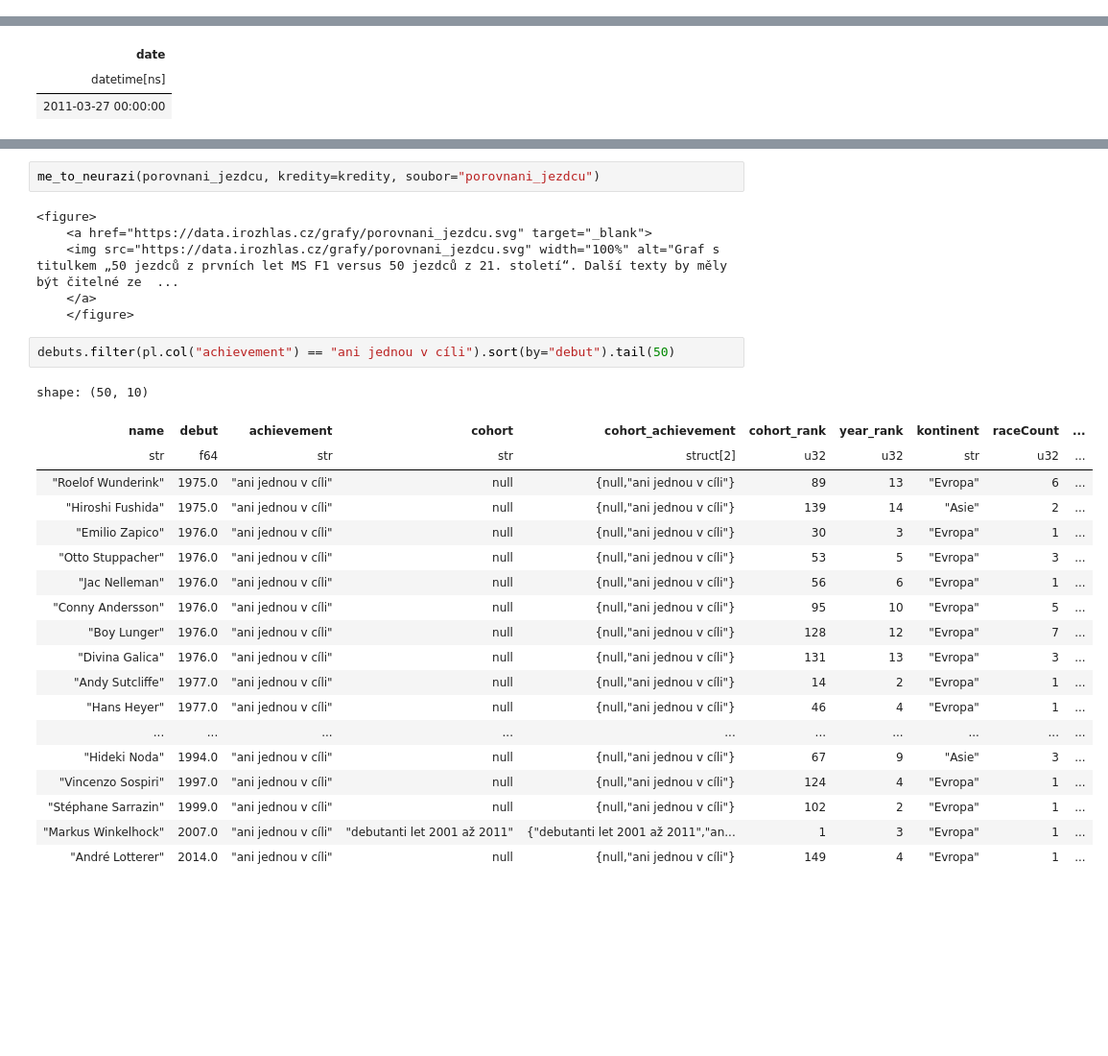
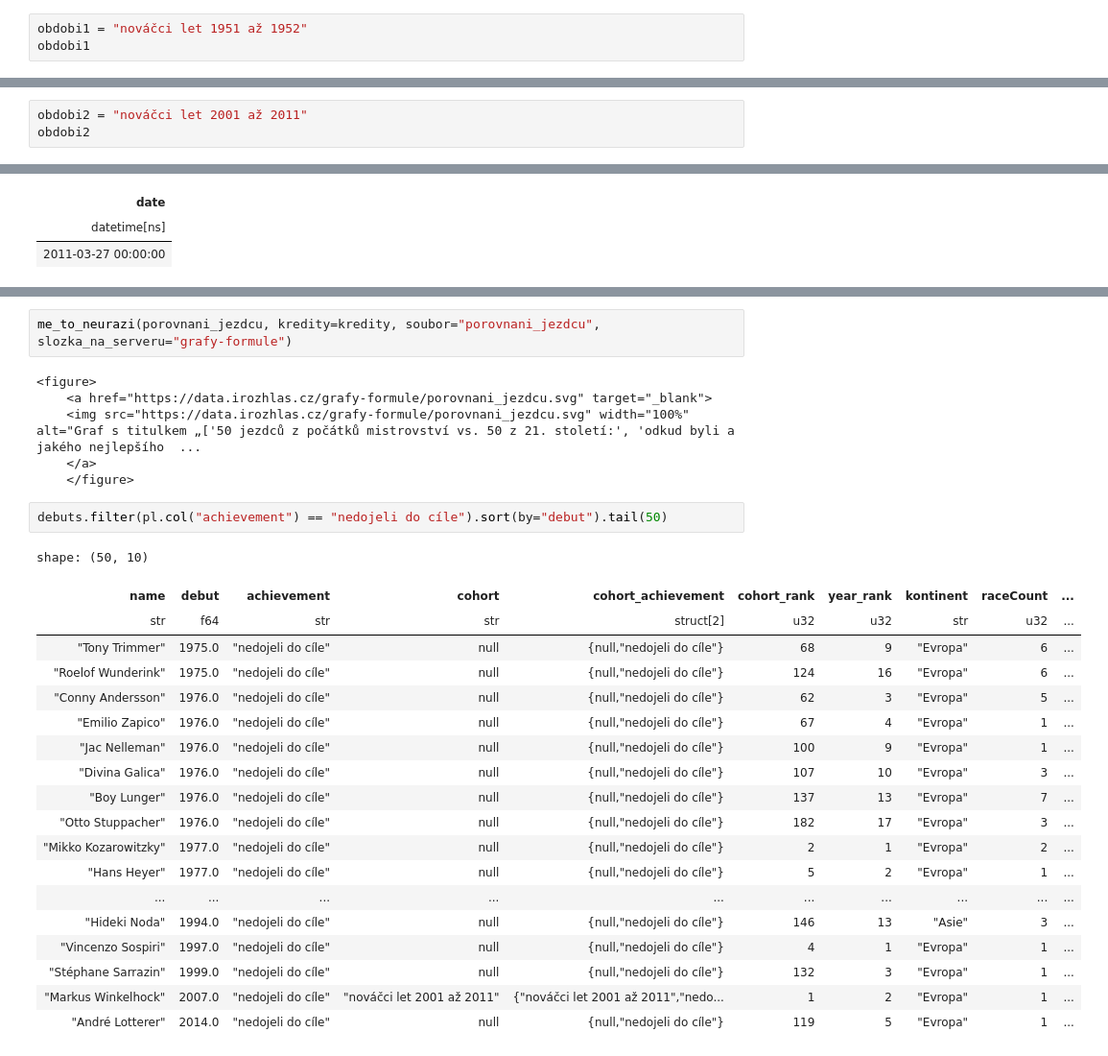
Before and after one commit to michalkasparek/f1-stats, a Jupyter notebook: 115_75_years.ipynb, the cells around one changed output, grey strips where cells are left out. Shown at 96% size. Drawn from its saved outputs; the diff is of its cells as text; blank space fills up the shorter version.

```diff
--- a/115_75_years.ipynb
+++ b/115_75_years.ipynb
@@ -1061,0 +1087,3 @@ continents = df.group_by("name").agg(pl.col("nationality").first()).with_columns
+# %%
+obdobi1 = "nováčci let 1951 až 1952"
+obdobi1
@@ -1061,0 +1108,3 @@ continents = df.group_by("name").agg(pl.col("nationality").first()).with_columns
+# %%
+obdobi2 = "nováčci let 2001 až 2011"
+obdobi2
@@ -1452,32 +1402,32 @@ porovnani_jezdcu
 # %% [output]
 [interactive output not drawn]
 # %%
-me_to_neurazi(porovnani_jezdcu, kredity=kredity, soubor="porovnani_jezdcu")
+me_to_neurazi(porovnani_jezdcu, kredity=kredity, soubor="porovnani_jezdcu", slozka_na_serveru="grafy-formule")
 # %% [output]
 <figure>
-    <a href="https://data.irozhlas.cz/grafy/porovnani_jezdcu.svg" target="_blank">
-    <img src="https://data.irozhlas.cz/grafy/porovnani_jezdcu.svg" width="100%" alt="Graf s titulkem „50 jezdců z prvních let MS F1 versus 50 jezdců z 21. století“. Další texty by měly být čitelné ze  ...
+    <a href="https://data.irozhlas.cz/grafy-formule/porovnani_jezdcu.svg" target="_blank">
+    <img src="https://data.irozhlas.cz/grafy-formule/porovnani_jezdcu.svg" width="100%" alt="Graf s titulkem „['50 jezdců z počátků mistrovství vs. 50 z 21. století:', 'odkud byli a jakého nejlepšího  ...
     </a>
     </figure>
 # %%
-debuts.filter(pl.col("achievement") == "ani jednou v cíli").sort(by="debut").tail(50)
+debuts.filter(pl.col("achievement") == "nedojeli do cíle").sort(by="debut").tail(50)
 # %% [output]
 shape: (50, 10)
 | name | debut | achievement | cohort | cohort_achievement | cohort_rank | year_rank | kontinent | raceCount | ... |
 | str | f64 | str | str | struct[2] | u32 | u32 | str | u32 | ... |
-| "Roelof Wunderink" | 1975.0 | "ani jednou v cíli" | null | {null,"ani jednou v cíli"} | 89 | 13 | "Evropa" | 6 | ... |
-| "Hiroshi Fushida" | 1975.0 | "ani jednou v cíli" | null | {null,"ani jednou v cíli"} | 139 | 14 | "Asie" | 2 | ... |
-| "Emilio Zapico" | 1976.0 | "ani jednou v cíli" | null | {null,"ani jednou v cíli"} | 30 | 3 | "Evropa" | 1 | ... |
-| "Otto Stuppacher" | 1976.0 | "ani jednou v cíli" | null | {null,"ani jednou v cíli"} | 53 | 5 | "Evropa" | 3 | ... |
-| "Jac Nelleman" | 1976.0 | "ani jednou v cíli" | null | {null,"ani jednou v cíli"} | 56 | 6 | "Evropa" | 1 | ... |
-| "Conny Andersson" | 1976.0 | "ani jednou v cíli" | null | {null,"ani jednou v cíli"} | 95 | 10 | "Evropa" | 5 | ... |
-| "Boy Lunger" | 1976.0 | "ani jednou v cíli" | null | {null,"ani jednou v cíli"} | 128 | 12 | "Evropa" | 7 | ... |
-| "Divina Galica" | 1976.0 | "ani jednou v cíli" | null | {null,"ani jednou v cíli"} | 131 | 13 | "Evropa" | 3 | ... |
-| "Andy Sutcliffe" | 1977.0 | "ani jednou v cíli" | null | {null,"ani jednou v cíli"} | 14 | 2 | "Evropa" | 1 | ... |
-| "Hans Heyer" | 1977.0 | "ani jednou v cíli" | null | {null,"ani jednou v cíli"} | 46 | 4 | "Evropa" | 1 | ... |
+| "Tony Trimmer" | 1975.0 | "nedojeli do cíle" | null | {null,"nedojeli do cíle"} | 68 | 9 | "Evropa" | 6 | ... |
+| "Roelof Wunderink" | 1975.0 | "nedojeli do cíle" | null | {null,"nedojeli do cíle"} | 124 | 16 | "Evropa" | 6 | ... |
+| "Conny Andersson" | 1976.0 | "nedojeli do cíle" | null | {null,"nedojeli do cíle"} | 62 | 3 | "Evropa" | 5 | ... |
+| "Emilio Zapico" | 1976.0 | "nedojeli do cíle" | null | {null,"nedojeli do cíle"} | 67 | 4 | "Evropa" | 1 | ... |
+| "Jac Nelleman" | 1976.0 | "nedojeli do cíle" | null | {null,"nedojeli do cíle"} | 100 | 9 | "Evropa" | 1 | ... |
+| "Divina Galica" | 1976.0 | "nedojeli do cíle" | null | {null,"nedojeli do cíle"} | 107 | 10 | "Evropa" | 3 | ... |
+| "Boy Lunger" | 1976.0 | "nedojeli do cíle" | null | {null,"nedojeli do cíle"} | 137 | 13 | "Evropa" | 7 | ... |
+| "Otto Stuppacher" | 1976.0 | "nedojeli do cíle" | null | {null,"nedojeli do cíle"} | 182 | 17 | "Evropa" | 3 | ... |
+| "Mikko Kozarowitzky" | 1977.0 | "nedojeli do cíle" | null | {null,"nedojeli do cíle"} | 2 | 1 | "Evropa" | 2 | ... |
+| "Hans Heyer" | 1977.0 | "nedojeli do cíle" | null | {null,"nedojeli do cíle"} | 5 | 2 | "Evropa" | 1 | ... |
 | ... | ... | ... | ... | ... | ... | ... | ... | ... | ... |
-| "Hideki Noda" | 1994.0 | "ani jednou v cíli" | null | {null,"ani jednou v cíli"} | 67 | 9 | "Asie" | 3 | ... |
-| "Vincenzo Sospiri" | 1997.0 | "ani jednou v cíli" | null | {null,"ani jednou v cíli"} | 124 | 4 | "Evropa" | 1 | ... |
-| "Stéphane Sarrazin" | 1999.0 | "ani jednou v cíli" | null | {null,"ani jednou v cíli"} | 102 | 2 | "Evropa" | 1 | ... |
-| "Markus Winkelhock" | 2007.0 | "ani jednou v cíli" | "debutanti let 2001 až 2011" | {"debutanti let 2001 až 2011","an... | 1 | 3 | "Evropa" | 1 | ... |
-| "André Lotterer" | 2014.0 | "ani jednou v cíli" | null | {null,"ani jednou v cíli"} | 149 | 4 | "Evropa" | 1 | ... |
+| "Hideki Noda" | 1994.0 | "nedojeli do cíle" | null | {null,"nedojeli do cíle"} | 146 | 13 | "Asie" | 3 | ... |
+| "Vincenzo Sospiri" | 1997.0 | "nedojeli do cíle" | null | {null,"nedojeli do cíle"} | 4 | 1 | "Evropa" | 1 | ... |
+| "Stéphane Sarrazin" | 1999.0 | "nedojeli do cíle" | null | {null,"nedojeli do cíle"} | 132 | 3 | "Evropa" | 1 | ... |
+| "Markus Winkelhock" | 2007.0 | "nedojeli do cíle" | "nováčci let 2001 až 2011" | {"nováčci let 2001 až 2011","nedo... | 1 | 2 | "Evropa" | 1 | ... |
+| "André Lotterer" | 2014.0 | "nedojeli do cíle" | null | {null,"nedojeli do cíle"} | 119 | 5 | "Evropa" | 1 | ... |
```
Also changed, not shown: parts of 38 cells of this notebook.
